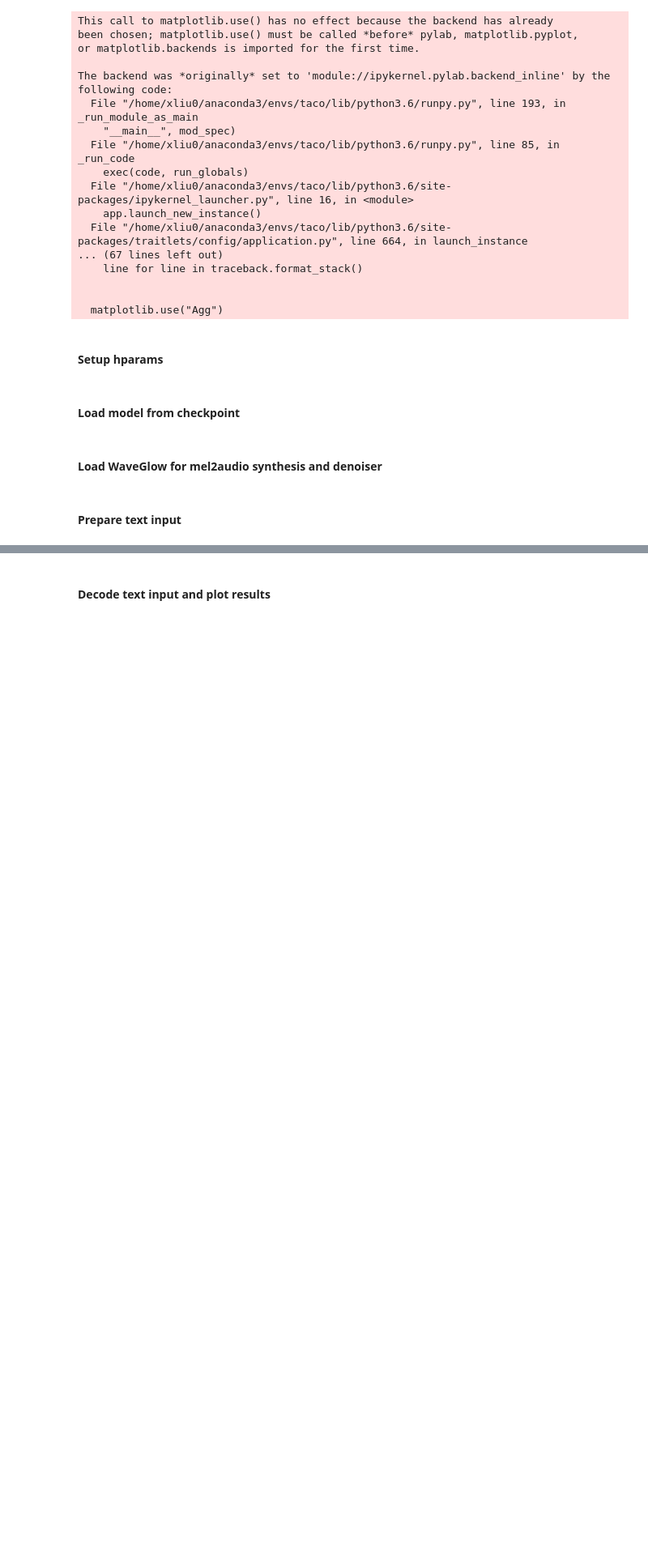
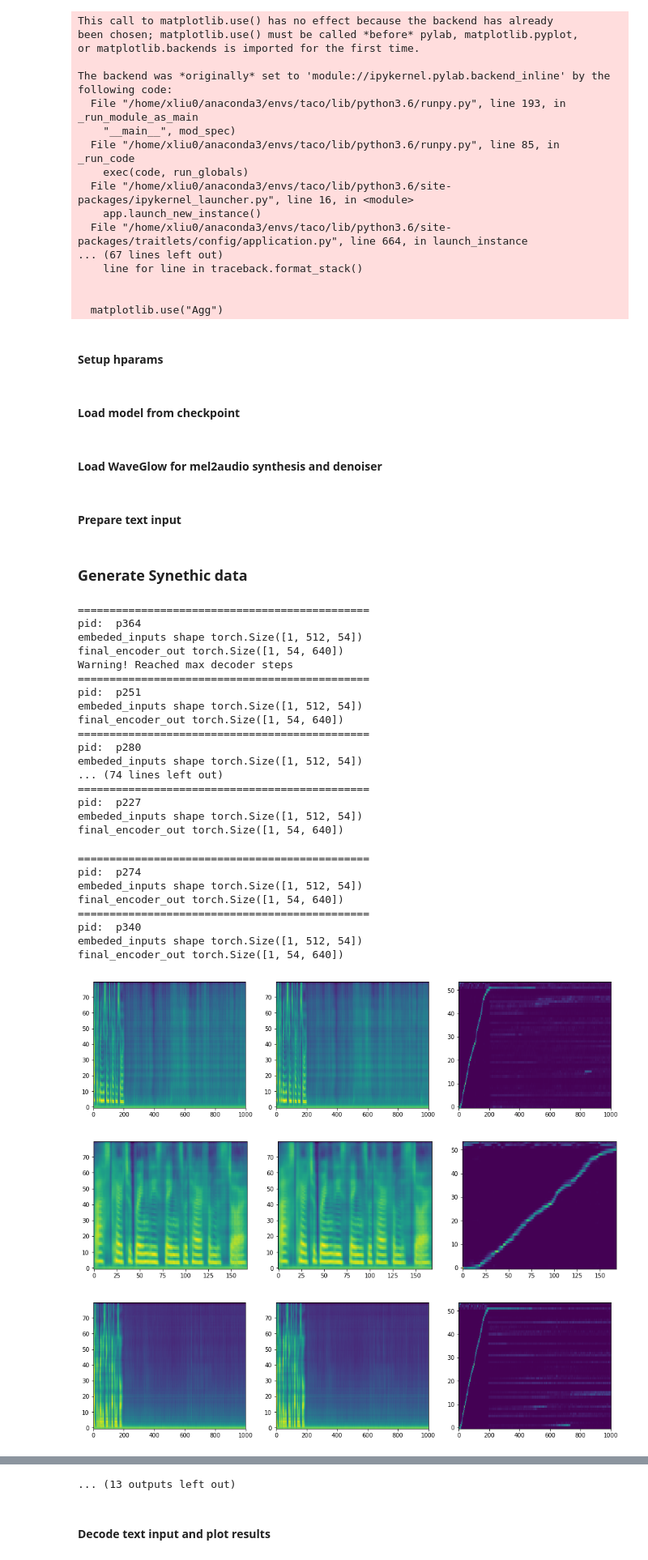
Before and after one commit to xin71/tacotron2, a Jupyter notebook: inference.ipynb, the cells around one changed output, grey strips where cells are left out. Shown at 81% size. Saved outputs shown, nothing was run; the diff lists cells and outputs as text; code cells hidden in the pictures; blank space fills up the shorter version.

Commit message:
clean code in model and remove shuffle of filelist

```diff
--- a/inference.ipynb
+++ b/inference.ipynb
@@ -55,10 +59,10 @@ hparams.sampling_rate = 16000
 # %% [markdown]
 #### Load model from checkpoint
 # %%
-checkpoint_path = "./vctk_log/final_checkpoint_181000"
+checkpoint_path = "./vctk_log/final_checkpoint_247000_v2"
 model = load_model(hparams)
 model.load_state_dict(torch.load(checkpoint_path)['state_dict'])
-_ = model.cuda().eval().half()
+_ = model.cuda().eval()#.half()
 # %% [markdown]
 #### Load WaveGlow for mel2audio synthesis and denoiser
 # %%
@@ -70,9 +74,3 @@ _ = model.cuda().eval().half()
 # denoiser = Denoiser(waveglow)
 # %% [markdown]
 #### Prepare text input
-# %%
-text = "Waveglow is really awesome!"
-sequence = np.array(text_to_sequence(text, ['english_cleaners']))[None, :]
-sequence = torch.autograd.Variable(
-    torch.from_numpy(sequence)).cuda().long()
-ref_audio =
@@ -78,0 +117,41 @@ ref_audio =
+# %% [markdown]
+### Generate Synethic data
+# %%
+ts_pid = ['p364', 'p251', 'p280', 'p341', 'p270', 'p326', 'p303', 'p311',
+          'p257', 'p363', 'p249', 'p297', 'p313', 'p282', 'p278', 'p302', 'p299',
+          'p268', 'p318', 'p286', 'p227', 'p274', 'p340']
+# %%
+for pid in ts_pid:
+    print('==============================================')
+    print('pid: ', pid)
+    text = "Ask her to bring these things with her from the store."
+    generate_audio(text, pid, '002')
+# %% [output]
+==============================================
+pid:  p364
+embeded_inputs shape torch.Size([1, 512, 54])
+final_encoder_out torch.Size([1, 54, 640])
+Warning! Reached max decoder steps
+==============================================
+pid:  p251
+embeded_inputs shape torch.Size([1, 512, 54])
+final_encoder_out torch.Size([1, 54, 640])
+==============================================
+pid:  p280
+embeded_inputs shape torch.Size([1, 512, 54])
+... (74 lines left out)
+==============================================
+pid:  p227
+embeded_inputs shape torch.Size([1, 512, 54])
+final_encoder_out torch.Size([1, 54, 640])
+==============================================
+pid:  p274
+embeded_inputs shape torch.Size([1, 512, 54])
+final_encoder_out torch.Size([1, 54, 640])
+==============================================
+pid:  p340
+embeded_inputs shape torch.Size([1, 512, 54])
+final_encoder_out torch.Size([1, 54, 640])
+[figure, added]
+[figure, added]
+[figure, added]
@@ -79,2 +165,3 @@ ref_audio =
+... (13 outputs left out)
 # %% [markdown]
 #### Decode text input and plot results
```
Also changed, not shown: parts of 8 cells of this notebook, 2 other files.
